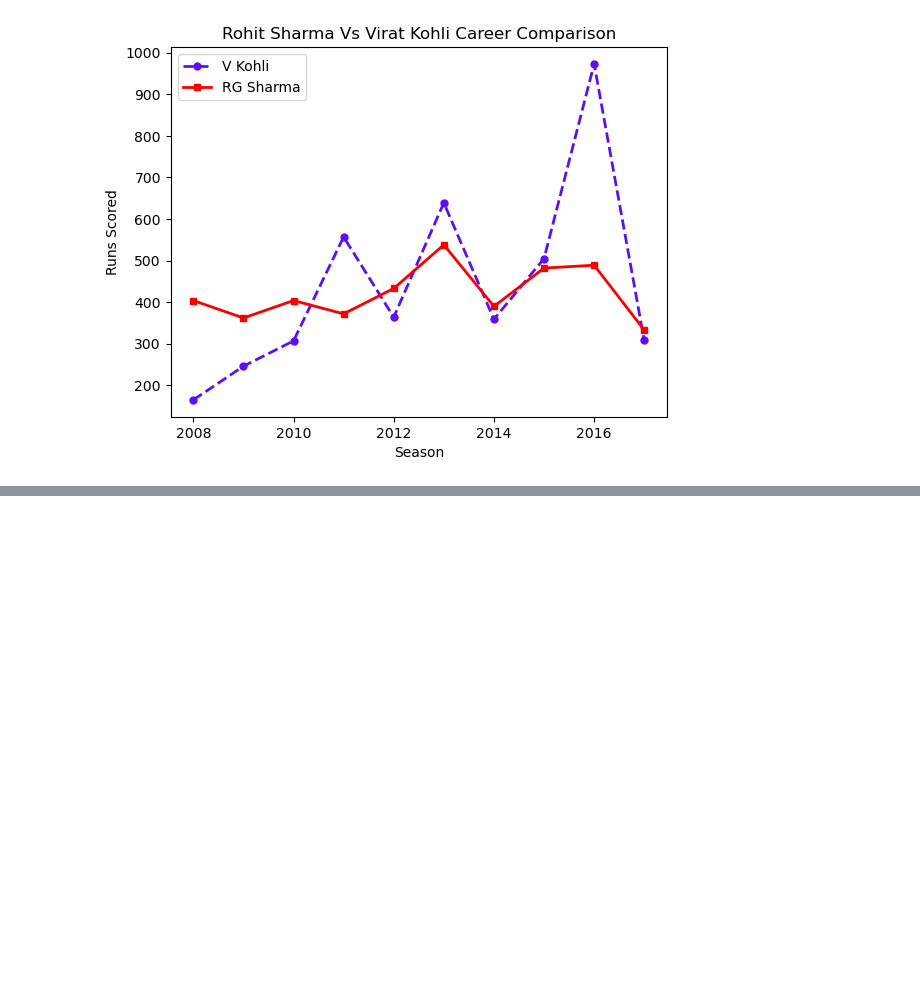
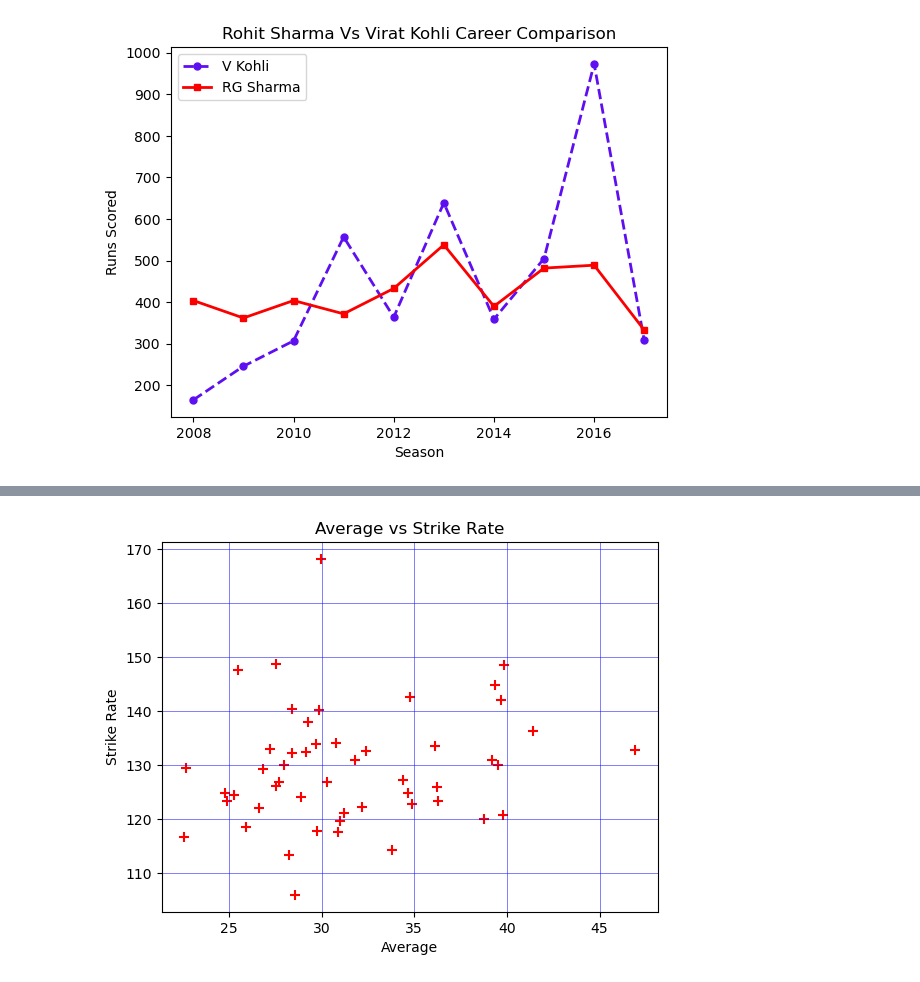
Before and after one commit to moyen-ahmed/pythone-Ml-Basic, a Jupyter notebook: Matplotlib/matplotlib.ipynb, the cells around one changed output, grey strips where cells are left out. Saved outputs shown, nothing was run; the diff lists cells and outputs as text; code cells hidden in the pictures; blank space fills up the shorter version.

```diff
--- a/Matplotlib/matplotlib.ipynb
+++ b/Matplotlib/matplotlib.ipynb
@@ -74,0 +129,4 @@ plt.legend(['V Kohli','RG Sharma'],loc='upper left')
+# %%
+df = pd.read_csv('useing_dataset/batter.csv')
+df=df.head(50)
+df
@@ -74,0 +151,8 @@ plt.legend(['V Kohli','RG Sharma'],loc='upper left')
+# %%
+plt.scatter(df['avg'],df['strike_rate'],color='red',marker='+',s=50)
+plt.title('Average vs Strike Rate')
+plt.xlabel('Average')
+plt.ylabel('Strike Rate')
+plt.grid(color='blue', linestyle='-', linewidth=0.5, alpha=0.7)
+# %% [output]
+[figure, added]
```
Also changed, not shown: parts of 8 cells of this notebook.
